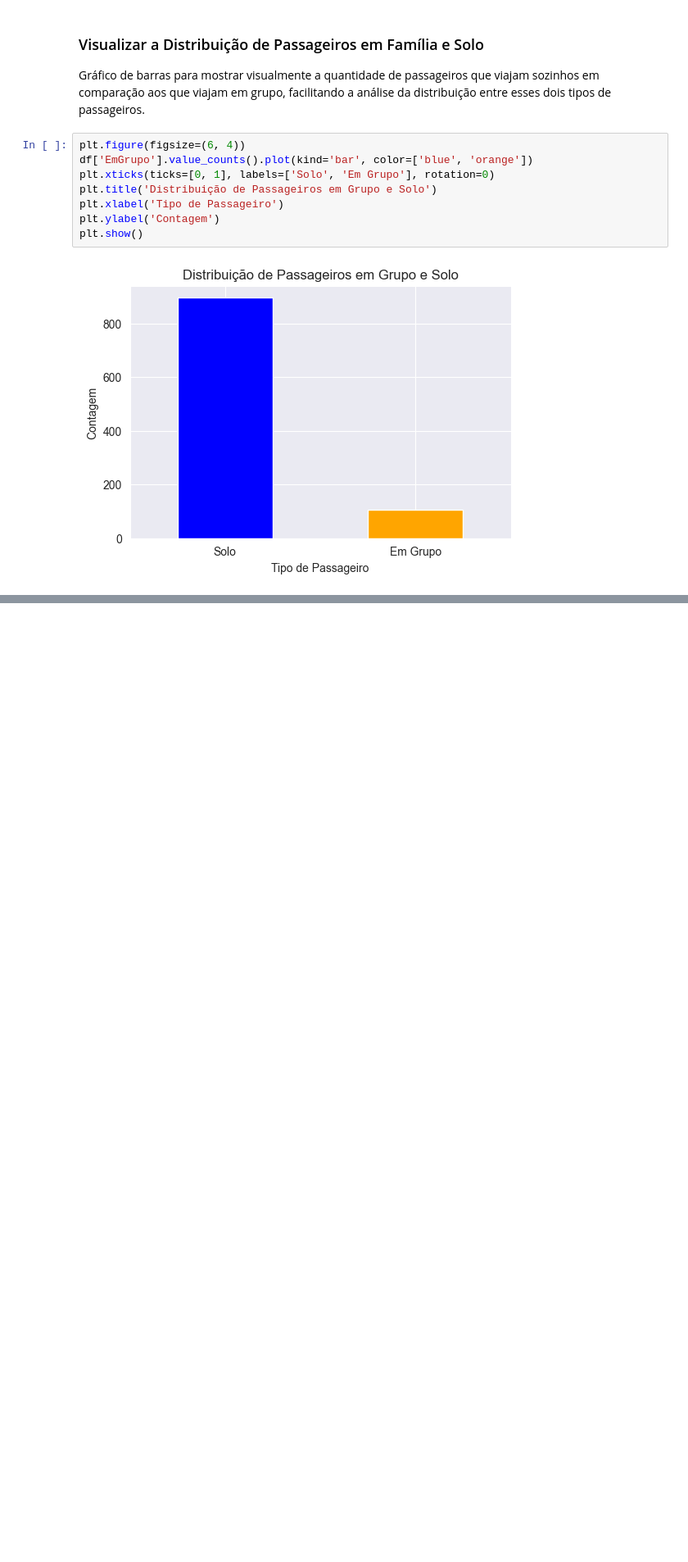
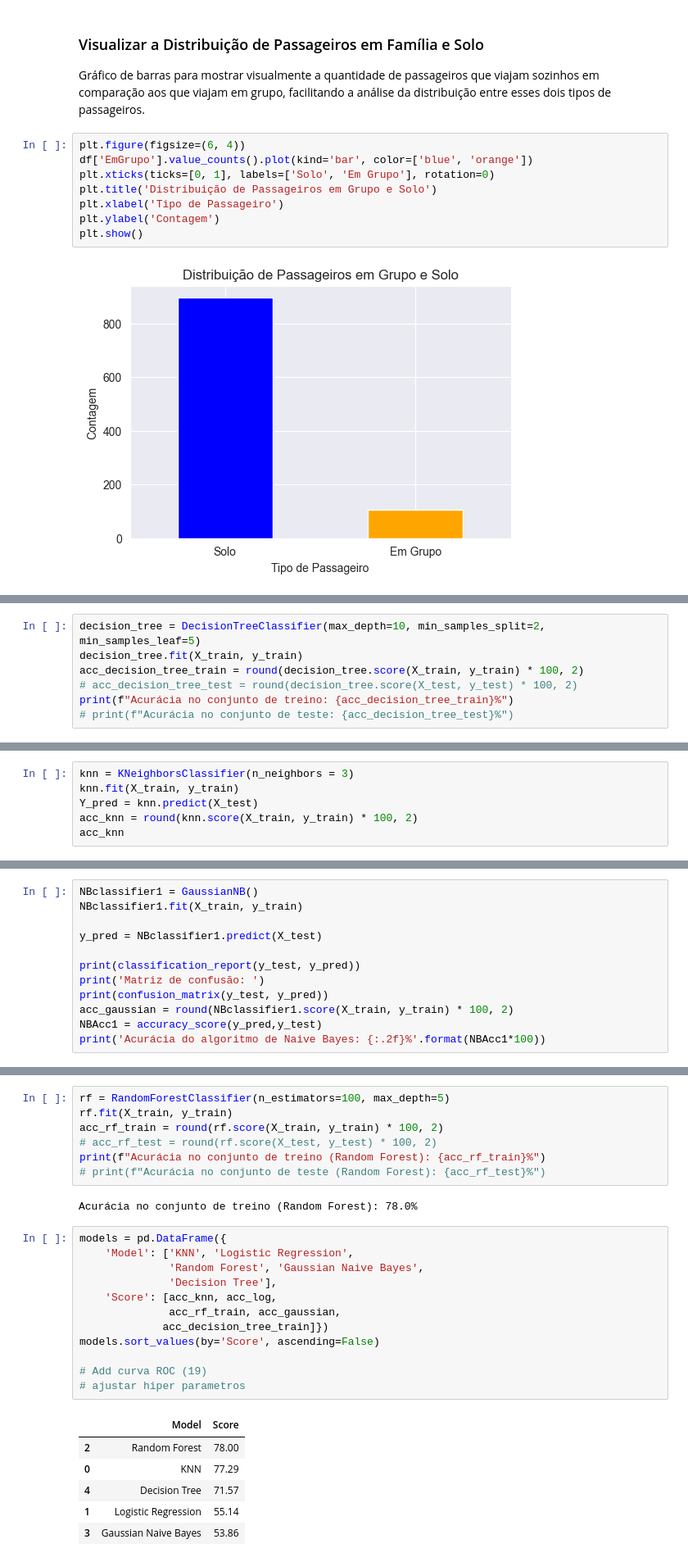
Before and after one commit to laiszig/machine_learning_sandbox, a Jupyter notebook: machine-learning/pucrs/ML-Project_2/org/naufragio-subterraneo-projeto2.ipynb, the cells around one changed output, grey strips where cells are left out. Shown: that part at 82% size. Drawn from its saved outputs; the diff is of its cells as text; blank space fills up the shorter version.

```diff
--- a/machine-learning/pucrs/ML-Project_2/org/naufragio-subterraneo-projeto2.ipynb
+++ b/machine-learning/pucrs/ML-Project_2/org/naufragio-subterraneo-projeto2.ipynb
@@ -226,0 +304,7 @@ deck_counts.style.set_table_styles(
+# %%
+decision_tree = DecisionTreeClassifier(max_depth=10, min_samples_split=2, min_samples_leaf=5)
+decision_tree.fit(X_train, y_train)
+acc_decision_tree_train = round(decision_tree.score(X_train, y_train) * 100, 2)
+# acc_decision_tree_test = round(decision_tree.score(X_test, y_test) * 100, 2)
+print(f"Acurácia no conjunto de treino: {acc_decision_tree_train}%")
+# print(f"Acurácia no conjunto de teste: {acc_decision_tree_test}%")
@@ -226,0 +316,6 @@ deck_counts.style.set_table_styles(
+# %%
+knn = KNeighborsClassifier(n_neighbors = 3)
+knn.fit(X_train, y_train)
+Y_pred = knn.predict(X_test)
+acc_knn = round(knn.score(X_train, y_train) * 100, 2)
+acc_knn
@@ -226,0 +327,12 @@ deck_counts.style.set_table_styles(
+# %%
+NBclassifier1 = GaussianNB()
+NBclassifier1.fit(X_train, y_train)
+
+y_pred = NBclassifier1.predict(X_test)
+
+print(classification_report(y_test, y_pred))
+print('Matriz de confusão: ')
+print(confusion_matrix(y_test, y_pred))
+acc_gaussian = round(NBclassifier1.score(X_train, y_train) * 100, 2)
+NBAcc1 = accuracy_score(y_pred,y_test)
+print('Acurácia do algoritmo de Naive Bayes: {:.2f}%'.format(NBAcc1*100))
@@ -226,0 +356,28 @@ deck_counts.style.set_table_styles(
+# %%
+rf = RandomForestClassifier(n_estimators=100, max_depth=5)
+rf.fit(X_train, y_train)
+acc_rf_train = round(rf.score(X_train, y_train) * 100, 2)
+# acc_rf_test = round(rf.score(X_test, y_test) * 100, 2)
+print(f"Acurácia no conjunto de treino (Random Forest): {acc_rf_train}%")
+# print(f"Acurácia no conjunto de teste (Random Forest): {acc_rf_test}%")
+# %% [output]
+Acurácia no conjunto de treino (Random Forest): 78.0%
+# %%
+models = pd.DataFrame({
+    'Model': ['KNN', 'Logistic Regression',
+              'Random Forest', 'Gaussian Naive Bayes',
+              'Decision Tree'],
+    'Score': [acc_knn, acc_log,
+              acc_rf_train, acc_gaussian,
+             acc_decision_tree_train]})
+models.sort_values(by='Score', ascending=False)
+
+# Add curva ROC (19)
+# ajustar hiper parametros
+# %% [output]
+|  | Model | Score |
+| 2 | Random Forest | 78.00 |
+| 0 | KNN | 77.29 |
+| 4 | Decision Tree | 71.57 |
+| 1 | Logistic Regression | 55.14 |
+| 3 | Gaussian Naive Bayes | 53.86 |
```
Also changed, not shown: parts of 26 cells of this notebook, 2 other files.
